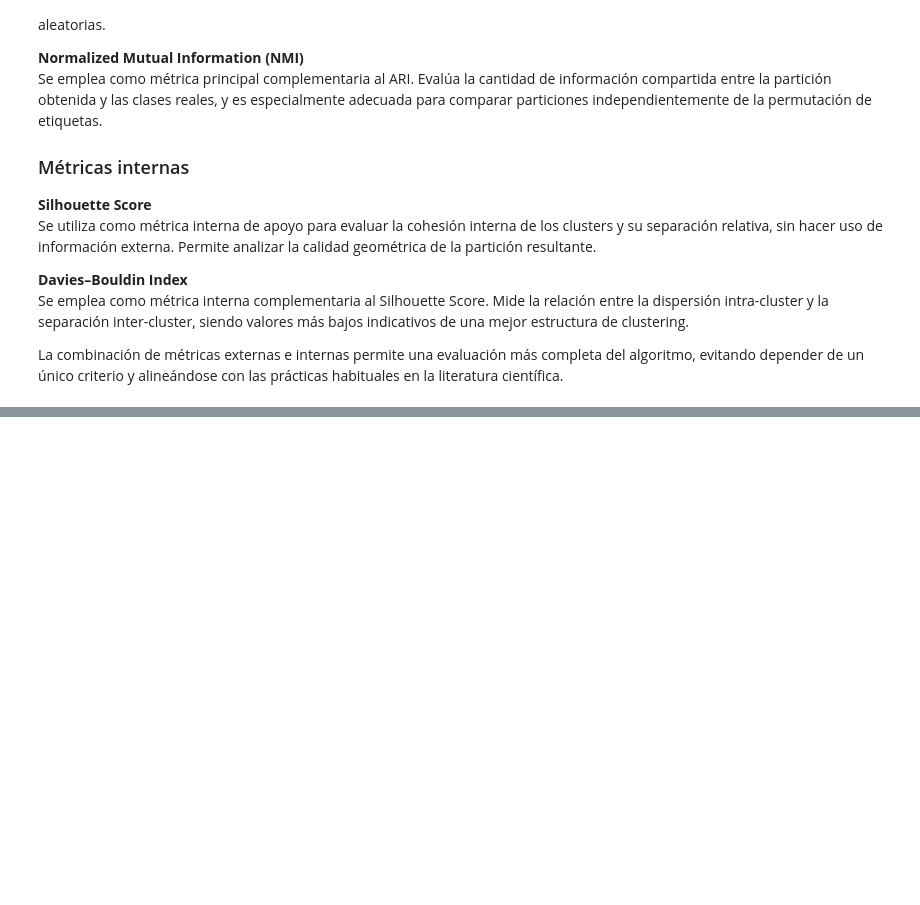
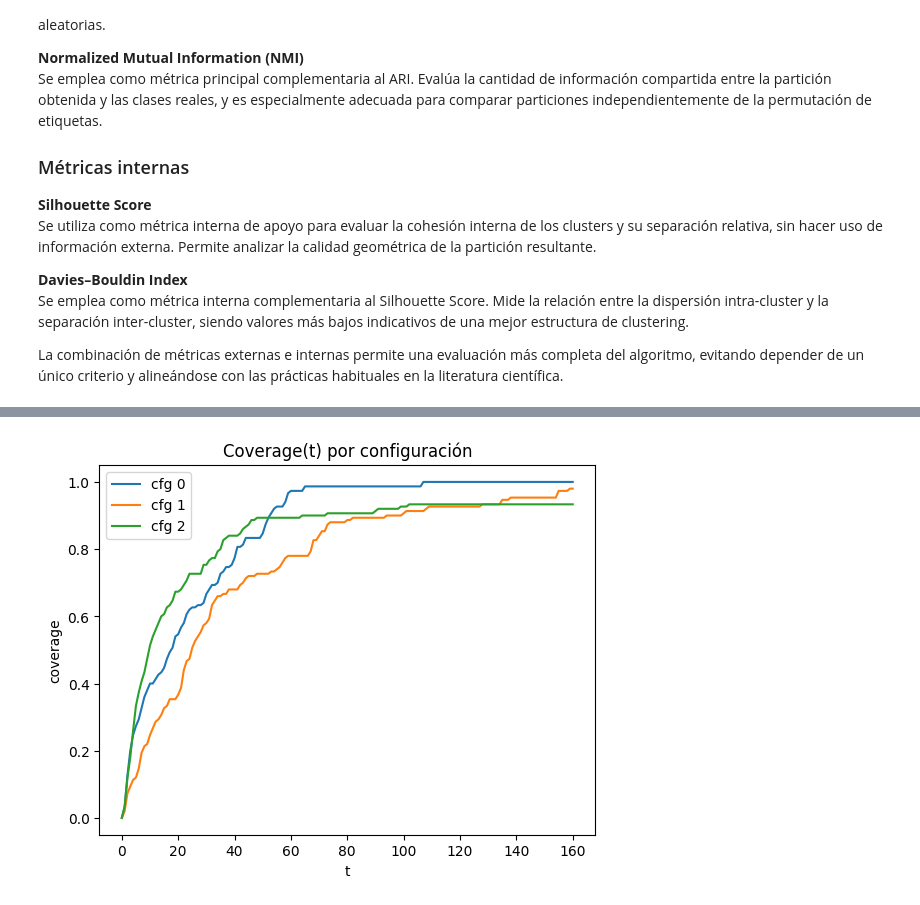
Before and after one commit to Esk1z0/multiagents_opsonization_inspired_clustering, a Jupyter notebook: opsonization.ipynb, the cells around one changed output, grey strips where cells are left out. Saved outputs shown, nothing was run; the diff lists cells and outputs as text; code cells hidden in the pictures; blank space fills up the shorter version.

```diff
--- a/opsonization.ipynb
+++ b/opsonization.ipynb
@@ -563,0 +857,24 @@ animate(oic.states)
+# %%
+def compare_configs_online(X, y_true, configs, seed=0, record_every=5):
+    """Compara cobertura online para varias configuraciones."""
+    plt.figure()
+
+    for i, params in enumerate(configs):
+        y_pred, log = fit_predict(
+            X,
+            params | {"record_every": record_every},
+            seed=seed,
+            return_online=True
+        )
+        plt.plot(log["coverage"], label=f"cfg {i}")
+
+    plt.title("Coverage(t) por configuración")
+    plt.xlabel("t")
+    plt.ylabel("coverage")
+    plt.legend()
+    plt.show()
+
+top3 = df.sort_values("ari_mean", ascending=False).head(3)["params"].tolist()
+compare_configs_online(X, y_true, top3, seed=0, record_every=5)
+# %% [output]
+[figure, added]
```
Also changed, not shown: parts of 9 cells of this notebook.
